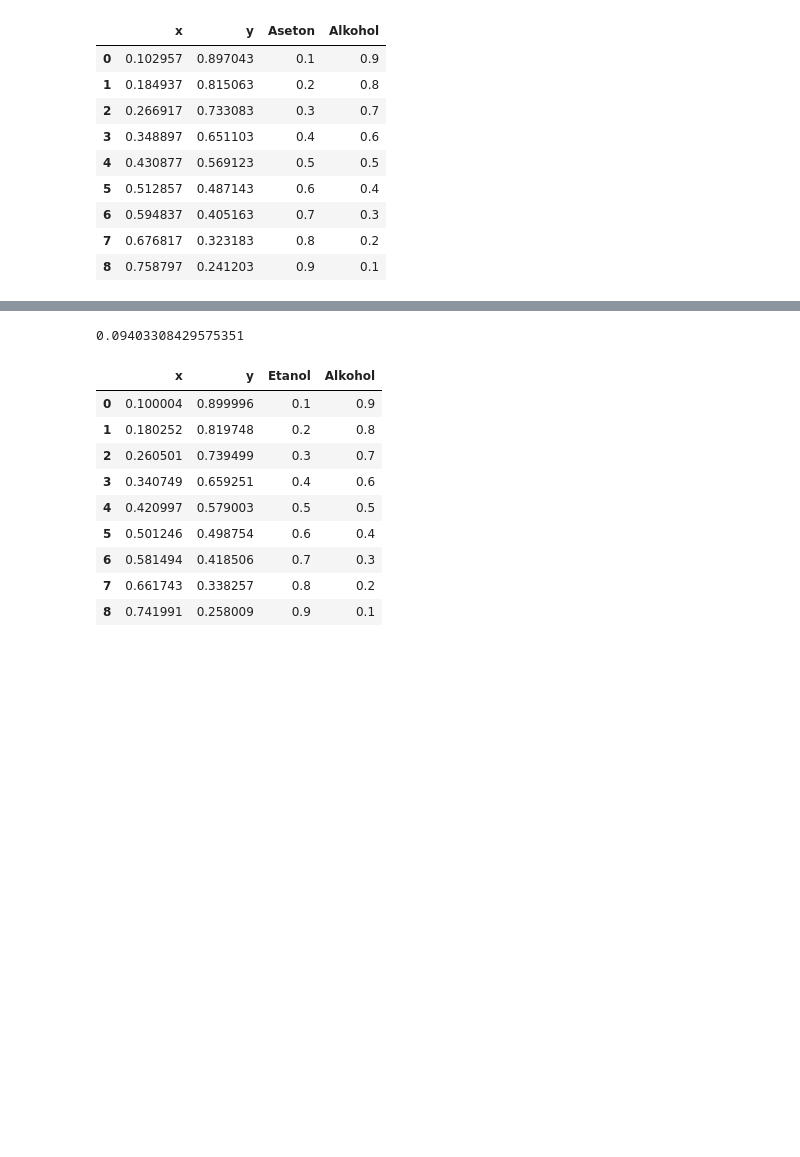
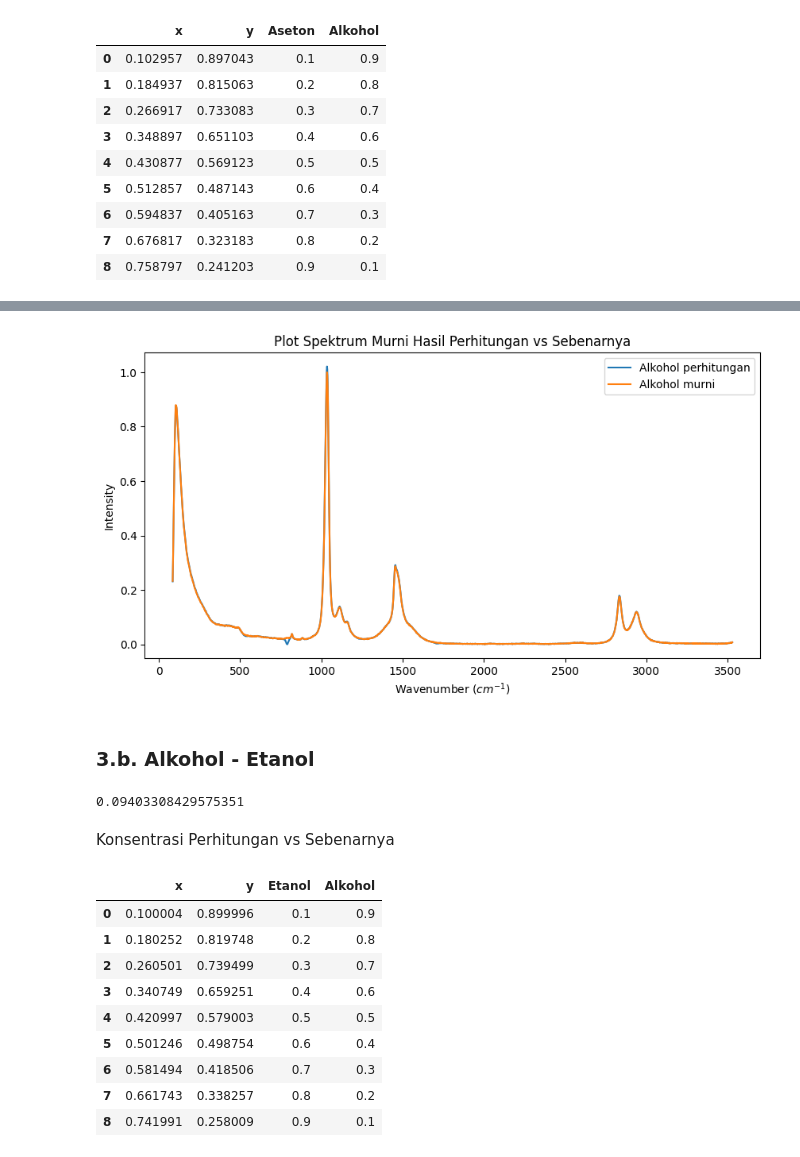
Before and after one commit to ariawahyuw/simulasi-spectra, a Jupyter notebook: Simulasi 2/Simulasi Data Artifisial.ipynb, the cells around one changed output, grey strips where cells are left out. Saved outputs shown, nothing was run; the diff lists cells and outputs as text; code cells hidden in the pictures; blank space fills up the shorter version.

```diff
--- a/Simulasi 2/Simulasi Data Artifisial.ipynb
+++ b/Simulasi 2/Simulasi Data Artifisial.ipynb
@@ -126,3 +147,16 @@ df
+# %%
+plt.figure(figsize=(10, 5))
+plt.plot(alkohol[:, 0], P[:, 1], label='Alkohol perhitungan')
+plt.plot(alkohol[:, 0], alkohol[:, 1], label='Alkohol murni')
+plt.xlabel(r'Wavenumber $(cm^{-1})$')
+plt.ylabel('Intensity')
+plt.title("Plot Spektrum Murni Hasil Perhitungan vs Sebenarnya")
+plt.legend()
+plt.show()
+# %% [output]
+[figure, added]
+# %% [markdown]
+### 3.b. Alkohol - Etanol
 # %%
 D = np.concatenate(
         (
@@ -150,6 +184,8 @@ rmse = np.sqrt(np.mean(relative_error**2))
 rmse
 # %% [output]
 0.09403308429575351
+# %% [markdown]
+Konsentrasi Perhitungan vs Sebenarnya
 # %%
 df
 # %% [output]
```
Also changed, not shown: parts of 23 cells of this notebook.
